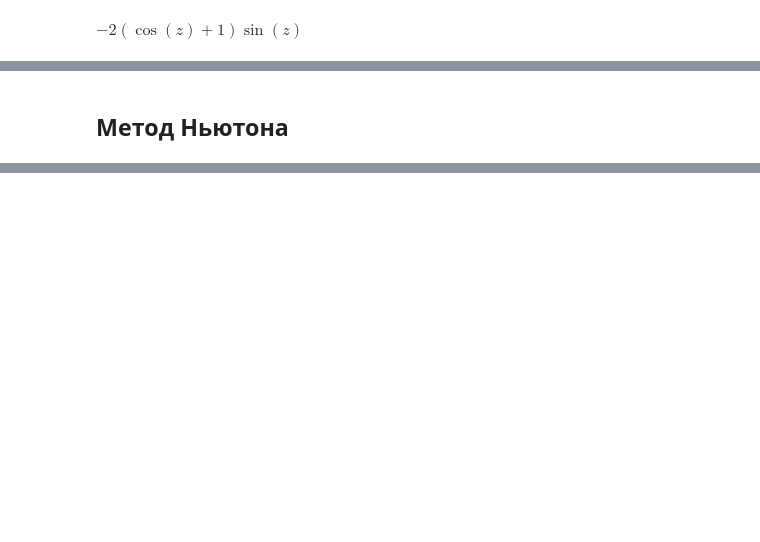
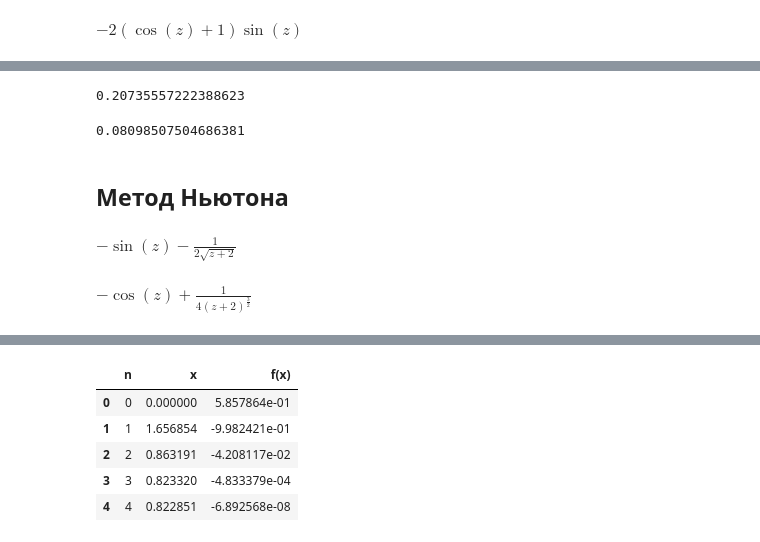
Before and after one commit to vavilon5/Educational, a Jupyter notebook: numerical_methods/lab_1.ipynb, the cells around one changed output, grey strips where cells are left out. Cells and saved outputs as stored; diff of their text form; code cells hidden in the pictures; blank space fills up the shorter version.

```diff
--- a/numerical_methods/lab_1.ipynb
+++ b/numerical_methods/lab_1.ipynb
@@ -196,0 +287,9 @@ x0 = a
+# %%
+x0 = a
+sp_x = [x0]
+sp_f = [f(x0)]
+for i in range(3):
+  x_n = phi(x0)
+  sp_x.append(x_n)
+  sp_f.append(f(x_n))
+  x0 = x_n
@@ -197,5 +305,36 @@ x0 = a
+# %%
+q = max(phi1(x[(x>a)&(x<b)]))
+R = q/(1-q) * abs(sp_x[-1] - sp_x[-2])
+R
+# %% [output]
+0.20735557222388623
+# %%
+abs(sp_x[-1] - sp_x[-2])
+# %% [output]
+0.08098507504686381
 # %% [markdown]
 ## Метод Ньютона
+# %%
+# Вычислим производные функции f(z)
+z = Symbol('z')
+
+f_ = cos(z) - sqrt(z+2) + 1
+f_1derivative = f_.diff(z)
+
+f1 = lambdify(z, f_1derivative)
+y_f1 = f1(x)
+
+f_1derivative
+# dx = x[1]-x[0]
+# dydx = np.gradient(y, dx)
+# %% [output]
+$\displaystyle - \sin{\left(z \right)} - \frac{1}{2 \sqrt{z + 2}}$
+# %%
+f2 = lambdify(z, f_1derivative.diff(z))
+y_f2 = f2(x)
+f_1derivative.diff(z)
+# %% [output]
+$\displaystyle - \cos{\left(z \right)} + \frac{1}{4 \left(z + 2\right)^{\frac{3}{2}}}$
 # %%
 fig = go.Figure()
 
@@ -242,3 +390,31 @@ fig.add_trace(go.Scatter(x=[b, b],
 fig.show()
 # %% [output]
 [interactive output not drawn]
+# %%
+E = [i for i in range(-2, -5, -1)]
+
+sp_i = []
+for eps in E:
+  x0 = a
+  i = 0
+  sp_x = [x0]
+  sp_f = [f(x0)]
+  x_n = x0 - f(x0)/f1(x0)
+  while abs(x_n - x0) > 10**eps:
+    if eps == -4:
+      sp_x.append(x_n)
+      sp_f.append(f(x_n))
+    x0 = x_n
+    x_n = x0 - f(x0)/f1(x0)
+    i += 1
+  sp_i.append(i)
+# %%
+df = pd.DataFrame(data={'n':range(sp_i[-1]+1), 'x': sp_x, 'f(x)': sp_f})
+df
+# %% [output]
+|  | n | x | f(x) |
+| 0 | 0 | 0.000000 | 5.857864e-01 |
+| 1 | 1 | 1.656854 | -9.982421e-01 |
+| 2 | 2 | 0.863191 | -4.208117e-02 |
+| 3 | 3 | 0.823320 | -4.833379e-04 |
+| 4 | 4 | 0.822851 | -6.892568e-08 |
```
Also changed, not shown: parts of 46 cells of this notebook.
